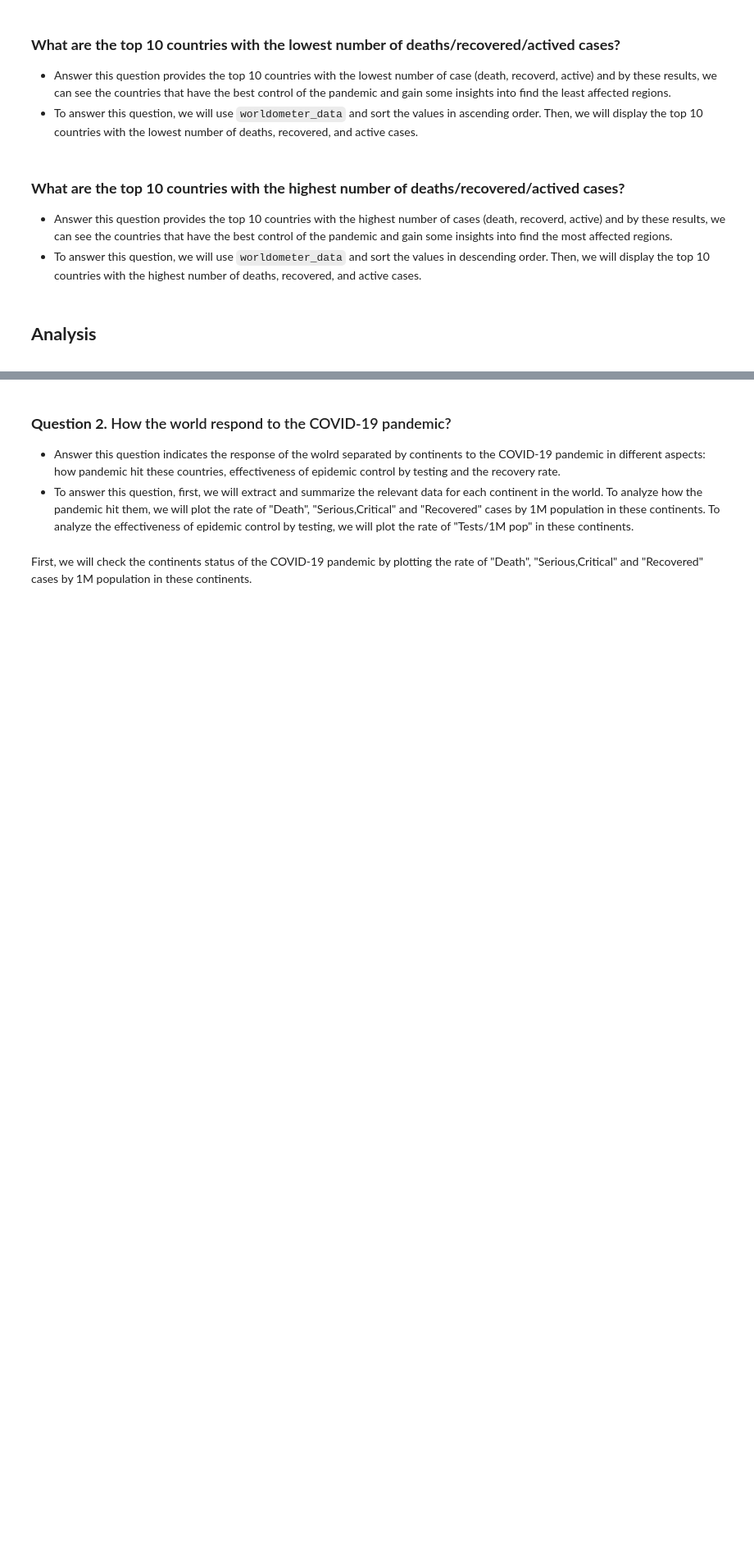
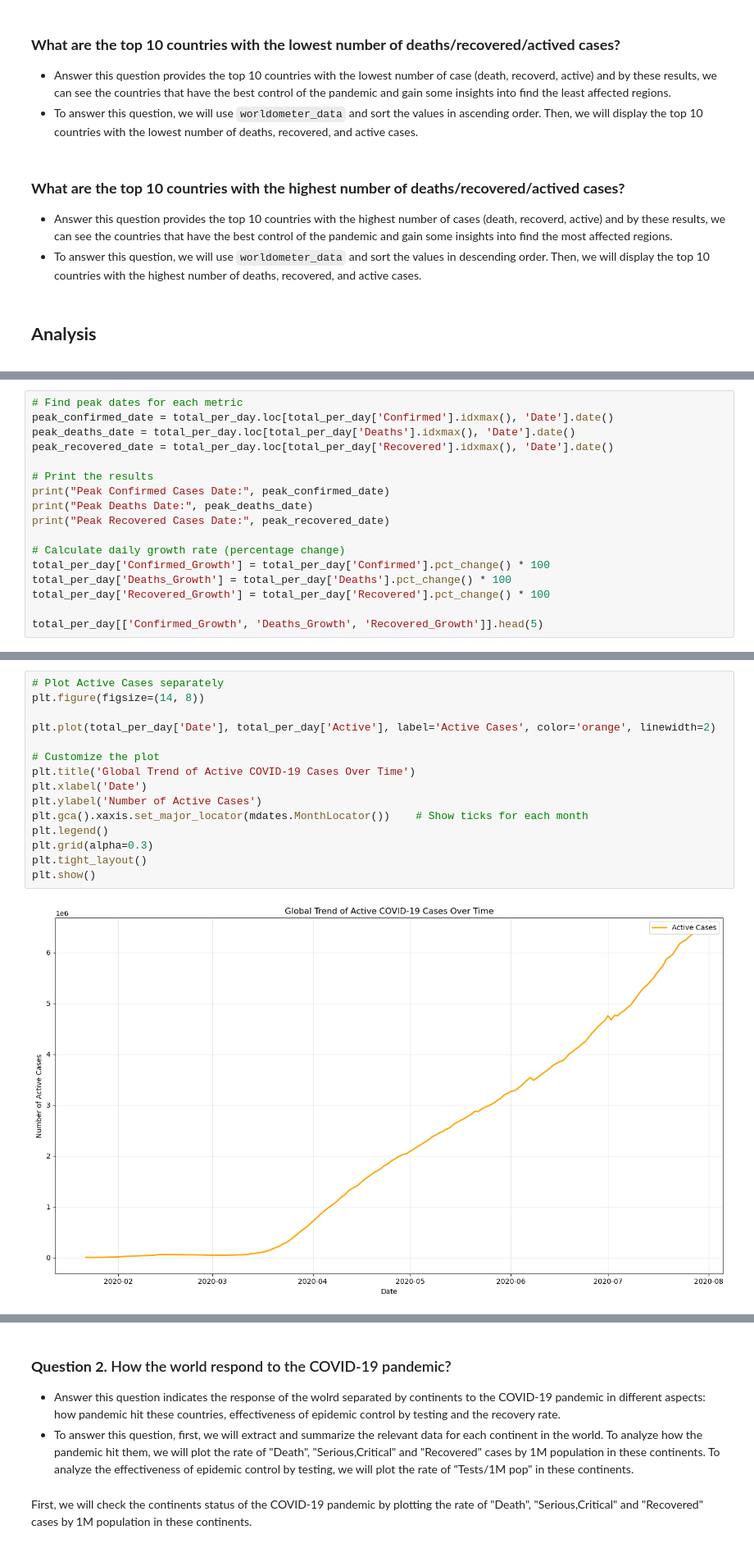
Before and after one commit to dhuyent/DSProgramming-FinalProject, a Jupyter notebook: src/Data_analysis.ipynb, the cells around one changed output, grey strips where cells are left out. Shown at 82% size. Saved outputs shown, nothing was run; the diff lists cells and outputs as text; blank space fills up the shorter version.

```diff
--- a/src/Data_analysis.ipynb
+++ b/src/Data_analysis.ipynb
@@ -191,0 +228,17 @@ total_per_day.sample(5)
+# %%
+# Find peak dates for each metric
+peak_confirmed_date = total_per_day.loc[total_per_day['Confirmed'].idxmax(), 'Date'].date()
+peak_deaths_date = total_per_day.loc[total_per_day['Deaths'].idxmax(), 'Date'].date()
+peak_recovered_date = total_per_day.loc[total_per_day['Recovered'].idxmax(), 'Date'].date()
+
+# Print the results
+print("Peak Confirmed Cases Date:", peak_confirmed_date)
+print("Peak Deaths Date:", peak_deaths_date)
+print("Peak Recovered Cases Date:", peak_recovered_date)
+
+# Calculate daily growth rate (percentage change)
+total_per_day['Confirmed_Growth'] = total_per_day['Confirmed'].pct_change() * 100
+total_per_day['Deaths_Growth'] = total_per_day['Deaths'].pct_change() * 100
+total_per_day['Recovered_Growth'] = total_per_day['Recovered'].pct_change() * 100
+
+total_per_day[['Confirmed_Growth', 'Deaths_Growth', 'Recovered_Growth']].head(5)
@@ -191,0 +258,17 @@ total_per_day.sample(5)
+# %%
+# Plot Active Cases separately
+plt.figure(figsize=(14, 8))
+
+plt.plot(total_per_day['Date'], total_per_day['Active'], label='Active Cases', color='orange', linewidth=2)
+
+# Customize the plot
+plt.title('Global Trend of Active COVID-19 Cases Over Time')
+plt.xlabel('Date')
+plt.ylabel('Number of Active Cases')
+plt.gca().xaxis.set_major_locator(mdates.MonthLocator())    # Show ticks for each month
+plt.legend()
+plt.grid(alpha=0.3)
+plt.tight_layout()
+plt.show()
+# %% [output]
+[figure, added]
```
Also changed, not shown: parts of 20 cells of this notebook, 1 other file.
